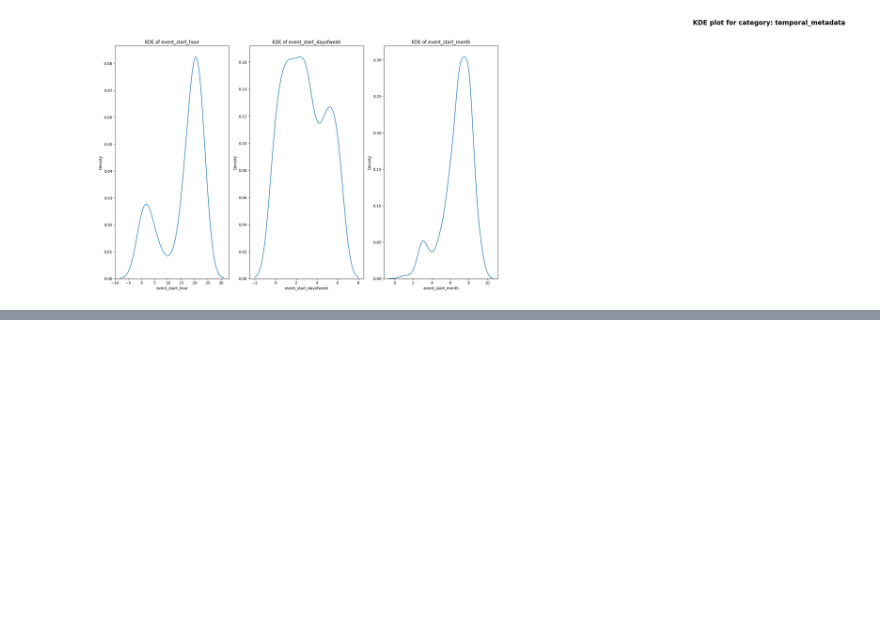
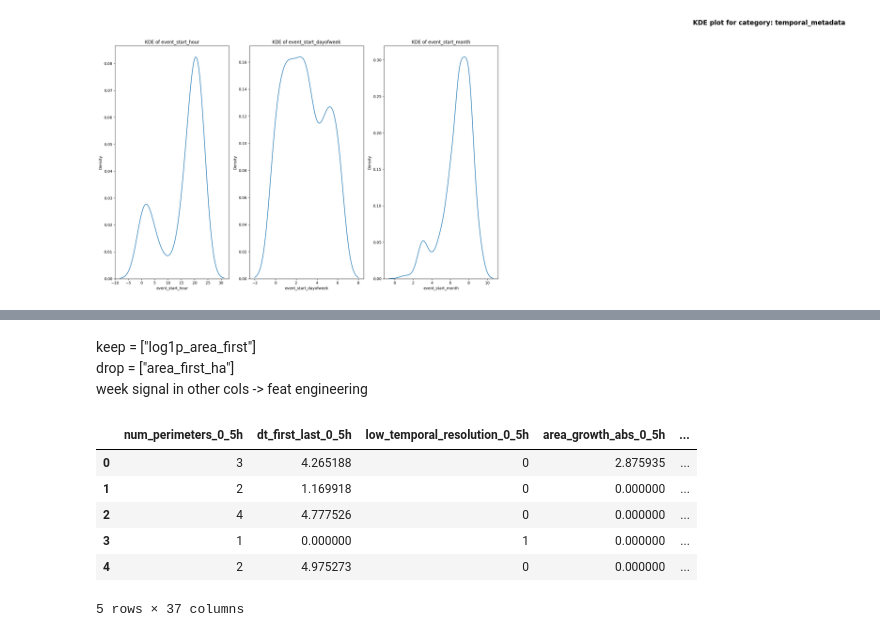
Before and after one commit to ChuongLe279/Kaggle-Competition, a Jupyter notebook: WiDSWorldWide_GlobalDathon26/main.ipynb, the cells around one changed output, grey strips where cells are left out. Cells and saved outputs as stored; diff of their text form; code cells hidden in the pictures; blank space fills up the shorter version.

```diff
--- a/WiDSWorldWide_GlobalDathon26/main.ipynb
+++ b/WiDSWorldWide_GlobalDathon26/main.ipynb
@@ -121,3 +172,32 @@ targets = {
+# %% [markdown]
+keep = ["log1p_area_first"]
+drop = ["area_first_ha"]
+<br> week signal in other cols -> feat engineering
+# %%
+X_growth_feat = [
+    "growth_x_size",
+    "growth_efficiency",
+    "spread_pattern",
+    "sqrt_growth"
+]
+
+for df in [X_train, X_test]:
+    df["growth_x_size"] = df["area_growth_abs_0_5h"] * df["log1p_area_first"]
+    df["growth_efficiency"] = df["area_growth_abs_0_5h"] / (df["area_first_ha"] + 1)
+    df["spread_pattern"] = df["radial_growth_m"] / (df["area_growth_abs_0_5h"] + 1)
+    df["sqrt_growth"] = np.sqrt(df["area_growth_abs_0_5h"])
+    df.drop("area_first_ha", axis=1, inplace=True)
+X_test = X_test[X_train.columns]
+
+X_train.head()
+# %% [output]
+|  | num_perimeters_0_5h | dt_first_last_0_5h | low_temporal_resolution_0_5h | area_growth_abs_0_5h | ... |
+| 0 | 3 | 4.265188 | 0 | 2.875935 | ... |
+| 1 | 2 | 1.169918 | 0 | 0.000000 | ... |
+| 2 | 4 | 4.777526 | 0 | 0.000000 | ... |
+| 3 | 1 | 0.000000 | 1 | 0.000000 | ... |
+| 4 | 2 | 4.975273 | 0 | 0.000000 | ... |
+5 rows × 37 columns
 # %%
 #Train one classifier for each time horizon, then store the predicted probability of class 1 on the test set.
 preds = {}
```
Also changed, not shown: parts of 7 cells of this notebook.
